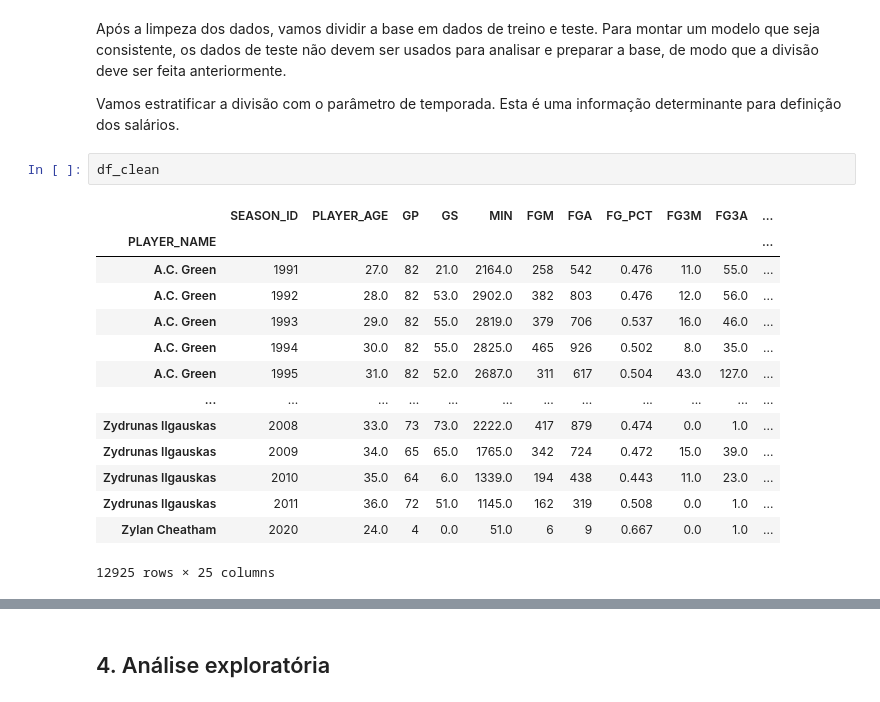
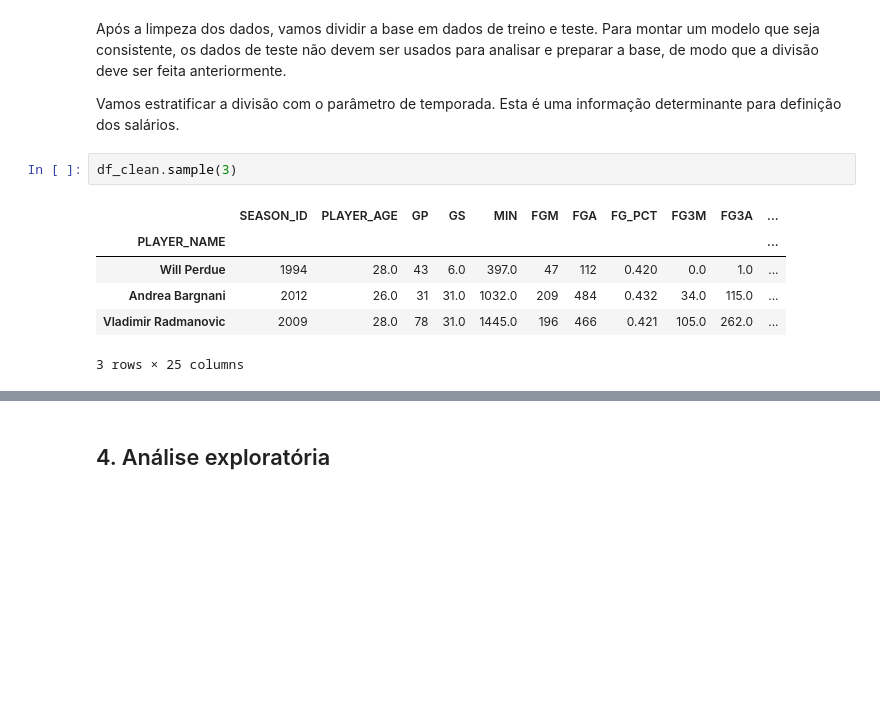
Before and after one commit to ciencia-dados-ifsp-grupo5/NBAstats, a Jupyter notebook: notebooks/NBAstats_data_analysis.ipynb, the cells around one changed output, grey strips where cells are left out. Drawn from its saved outputs; the diff is of its cells as text; blank space fills up the shorter version.

```diff
--- a/notebooks/NBAstats_data_analysis.ipynb
+++ b/notebooks/NBAstats_data_analysis.ipynb
@@ -241,22 +241,14 @@ Após a limpeza dos dados, vamos dividir a base em dados de treino e teste. Para
 
 Vamos estratificar a divisão com o parâmetro de temporada. Esta é uma informação determinante para definição dos salários.
 # %%
-df_clean
+df_clean.sample(3)
 # %% [output]
 |  | SEASON_ID | PLAYER_AGE | GP | GS | MIN | FGM | FGA | FG_PCT | FG3M | FG3A | ... |
 | PLAYER_NAME |  |  |  |  |  |  |  |  |  |  | ... |
-| A.C. Green | 1991 | 27.0 | 82 | 21.0 | 2164.0 | 258 | 542 | 0.476 | 11.0 | 55.0 | ... |
-| A.C. Green | 1992 | 28.0 | 82 | 53.0 | 2902.0 | 382 | 803 | 0.476 | 12.0 | 56.0 | ... |
-| A.C. Green | 1993 | 29.0 | 82 | 55.0 | 2819.0 | 379 | 706 | 0.537 | 16.0 | 46.0 | ... |
-| A.C. Green | 1994 | 30.0 | 82 | 55.0 | 2825.0 | 465 | 926 | 0.502 | 8.0 | 35.0 | ... |
-| A.C. Green | 1995 | 31.0 | 82 | 52.0 | 2687.0 | 311 | 617 | 0.504 | 43.0 | 127.0 | ... |
-| ... | ... | ... | ... | ... | ... | ... | ... | ... | ... | ... | ... |
-| Zydrunas Ilgauskas | 2008 | 33.0 | 73 | 73.0 | 2222.0 | 417 | 879 | 0.474 | 0.0 | 1.0 | ... |
-| Zydrunas Ilgauskas | 2009 | 34.0 | 65 | 65.0 | 1765.0 | 342 | 724 | 0.472 | 15.0 | 39.0 | ... |
-| Zydrunas Ilgauskas | 2010 | 35.0 | 64 | 6.0 | 1339.0 | 194 | 438 | 0.443 | 11.0 | 23.0 | ... |
-| Zydrunas Ilgauskas | 2011 | 36.0 | 72 | 51.0 | 1145.0 | 162 | 319 | 0.508 | 0.0 | 1.0 | ... |
-| Zylan Cheatham | 2020 | 24.0 | 4 | 0.0 | 51.0 | 6 | 9 | 0.667 | 0.0 | 1.0 | ... |
+| Will Perdue | 1994 | 28.0 | 43 | 6.0 | 397.0 | 47 | 112 | 0.420 | 0.0 | 1.0 | ... |
+| Andrea Bargnani | 2012 | 26.0 | 31 | 31.0 | 1032.0 | 209 | 484 | 0.432 | 34.0 | 115.0 | ... |
+| Vladimir Radmanovic | 2009 | 28.0 | 78 | 31.0 | 1445.0 | 196 | 466 | 0.421 | 105.0 | 262.0 | ... |
-12925 rows × 25 columns
+3 rows × 25 columns
 # %%
 from sklearn.model_selection import train_test_split
 
```
Also changed, not shown: parts of 53 cells of this notebook, 6 other files.
